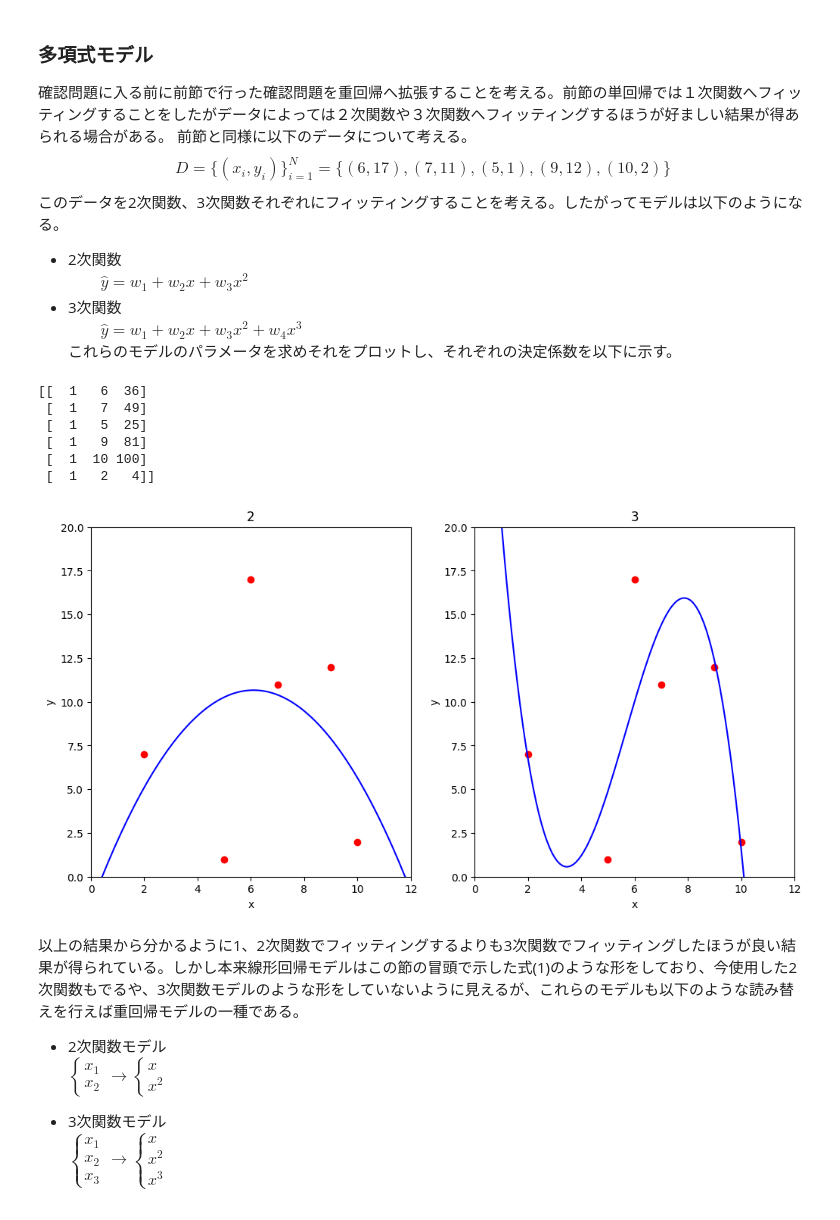
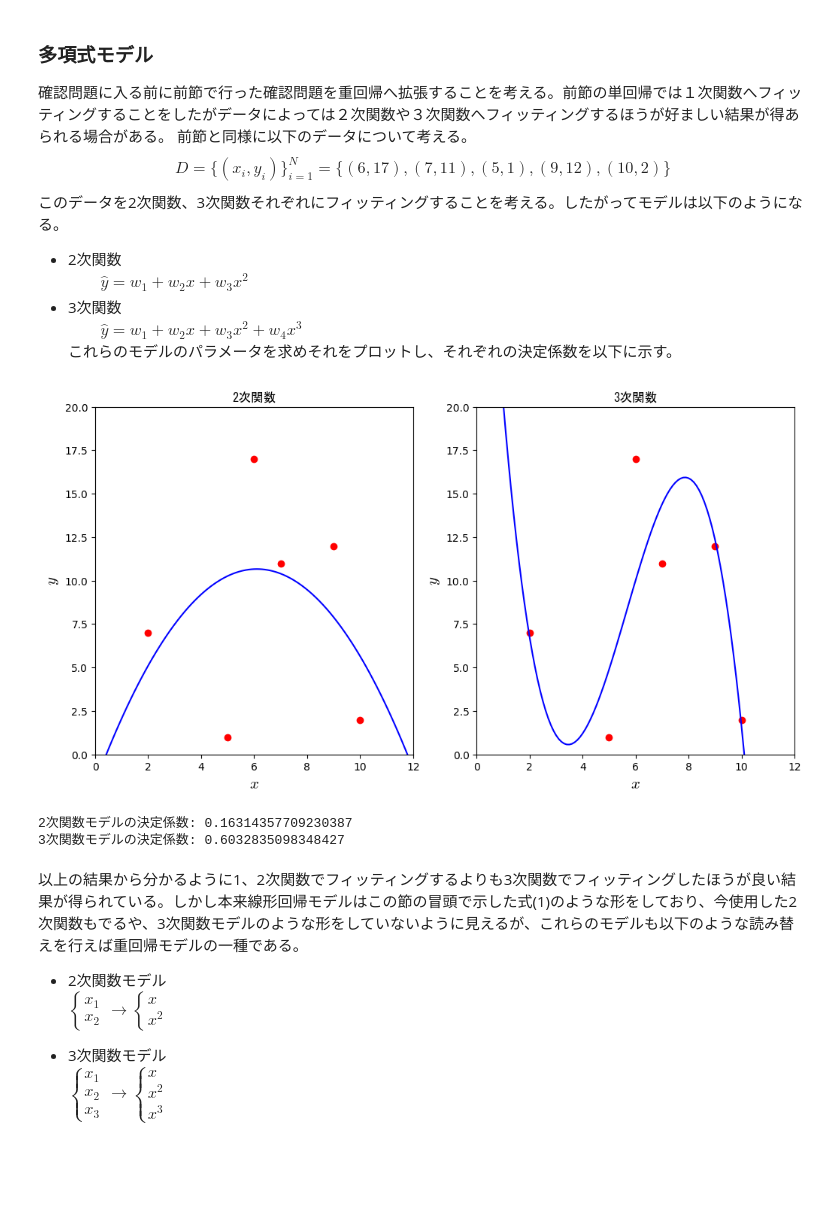
Before and after one commit to aice-ice/Senior-project, a Jupyter notebook: multiple_regression.ipynb, the cells around one changed output. Saved outputs shown, nothing was run; the diff lists cells and outputs as text; code cells hidden in the pictures; blank space fills up the shorter version.

```diff
--- a/multiple_regression.ipynb
+++ b/multiple_regression.ipynb
@@ -168,7 +169,7 @@ x = np.arange(0, 12, 0.1)
 X1 = np.array([[D[j, 0] ** i for i in range(3)] for j in range(len(D[:, 0]))])
 y = np.array (D[:, 1])
 
-print(X1)
+
 W1 = np.linalg.inv(X1.T @ X1) @ X1.T @ y
 
 #３次関数モデル
@@ -176,49 +177,45 @@ X2 = np.array([[1, D[i, 0], D[i, 0] ** 2, D[i, 0] ** 3] for i in range(len(D[:,
 
 W2 = np.linalg.inv(X2.T @ X2) @ X2.T @ y
 
 
 fig, ax = plt.subplots(1, 2, figsize=(12, 6))
 
 ax[0].scatter(D[:, 0], D[:, 1], c='red')
 ax[0].plot(x, W1[0] + W1[1] * x + W1[2] * x ** 2, c='blue')
 ax[0].set_xlim(0, 12)
 ax[0].set_ylim(0, 20)
-ax[0].set_xlabel('x')
-ax[0].set_ylabel('y')
-ax[0].set_title('2')
+ax[0].set_xlabel(r'$x$', fontsize=15)
+ax[0].set_ylabel(r'$y$', fontsize=15)
+ax[0].set_title('2次関数', fontname='MS Gothic')
 
 ax[1].scatter(D[:, 0], D[:, 1], c='red')
 ax[1].plot(x, W2[0] + W2[1] * x + W2[2] * x ** 2 + W2[3] * x ** 3, c='blue')
 ax[1].set_xlim(0, 12)
 ax[1].set_ylim(0, 20)
-ax[1].set_xlabel('x')
-ax[1].set_ylabel('y')
-ax[1].set_title('3')
+ax[1].set_xlabel(r'$x$', fontsize=15)
+ax[1].set_ylabel(r'$y$', fontsize=15)
+ax[1].set_title('3次関数', fontname='MS Gothic')
 
-# plt.show()
+plt.show()
 
 
 
 
 
 epsilon1 = np.empty(len(D[:, 0]))
 epsilon2 = np.empty(len(D[:, 0]))
 for i in range(len(D[:, 0])):
     epsilon1[i] = y[i] - (W1[0] + W1[1] * D[i, 0] + W1[2] * D[i, 0] ** 2)
     epsilon2[i] = y[i] - (W2[0] + W2[1] * D[i, 0] + W2[2] * D[i, 0] ** 2 + W2[3] * D[i, 0] ** 3)
 
 R2_1 = 1 - np.var(epsilon1) / np.var(y)
 R2_2 = 1 - np.var(epsilon2) / np.var(y)
-# print(f'2次関数モデルの決定係数: {R2_1}')
-# print(f'3次関数モデルの決定係数: {R2_2}')
+print(f'2次関数モデルの決定係数: {R2_1}')
+print(f'3次関数モデルの決定係数: {R2_2}')
 # %% [output]
+[figure, new version]
-[[  1   6  36]
- [  1   7  49]
- [  1   5  25]
- [  1   9  81]
- [  1  10 100]
- [  1   2   4]]
+2次関数モデルの決定係数: 0.16314357709230387
+3次関数モデルの決定係数: 0.6032835098348427
-[figure, old version]
 # %% [markdown]
 以上の結果から分かるように1、2次関数でフィッティングするよりも3次関数でフィッティングしたほうが良い結果が得られている。しかし本来線形回帰モデルはこの節の冒頭で示した式(1)のような形をしており、今使用した2次関数もでるや、3次関数モデルのような形をしていないように見えるが、これらのモデルも以下のような読み替えを行えば重回帰モデルの一種である。
 - 2次関数モデル
```
Also changed, not shown: parts of 10 cells of this notebook, 1 other file.
